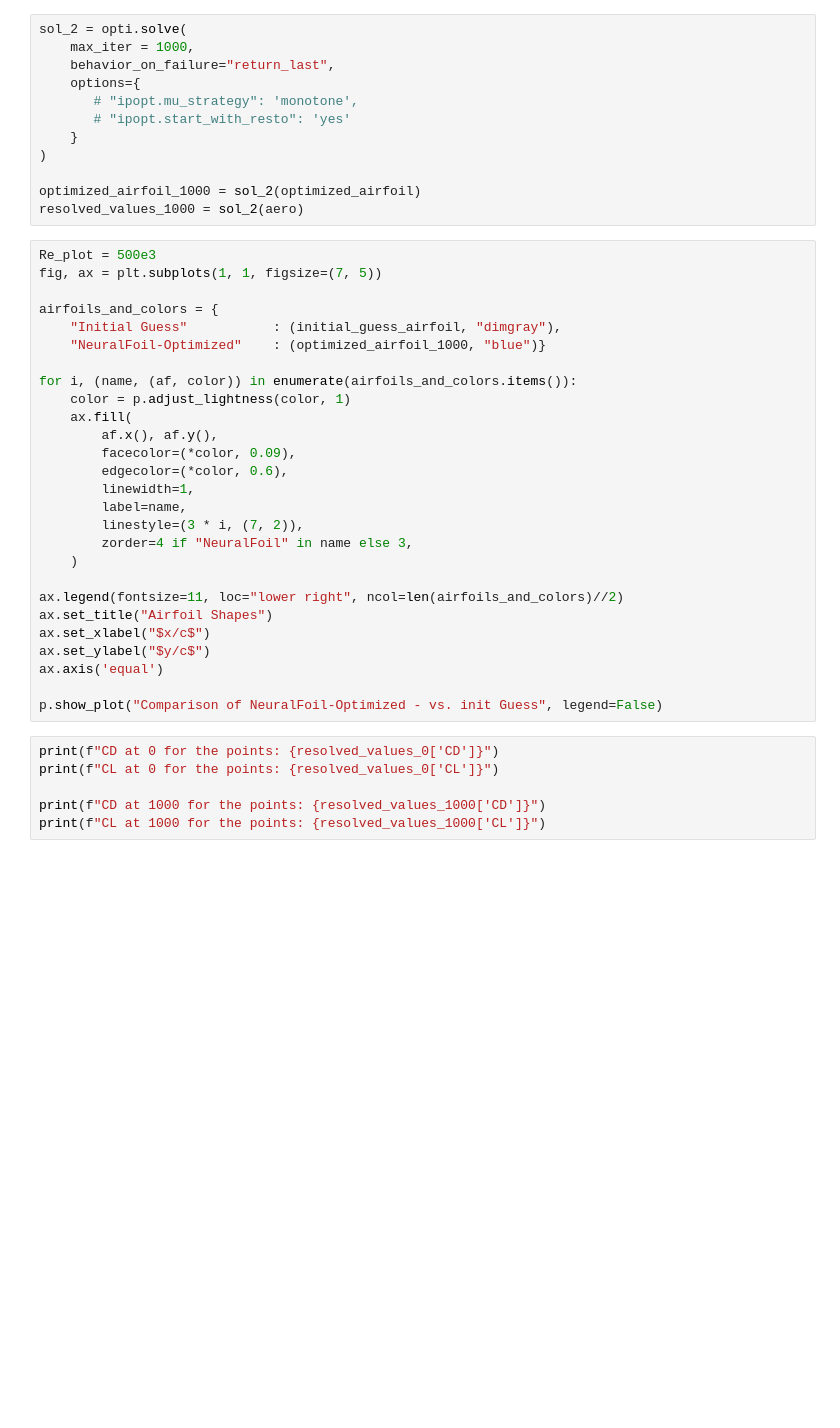
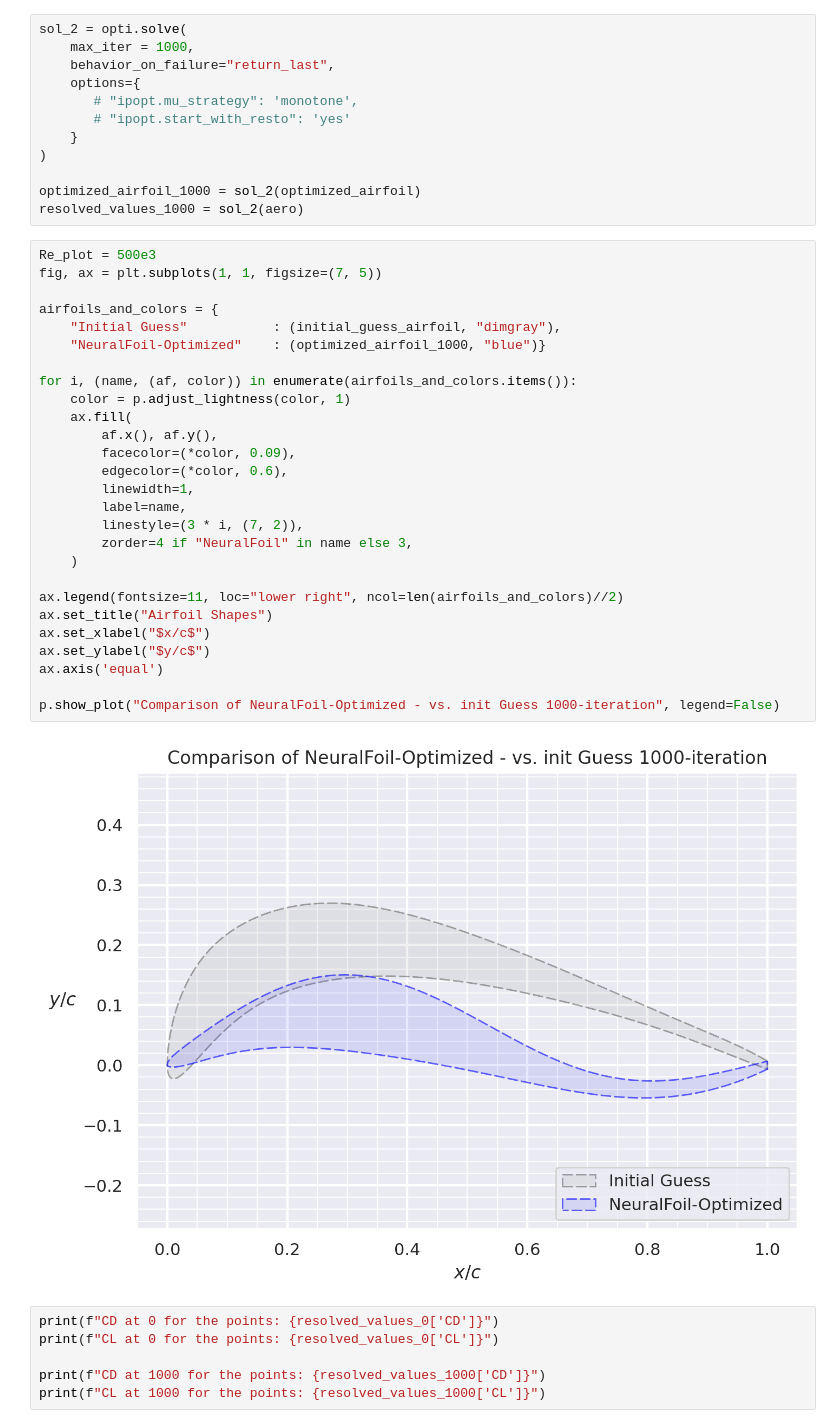
Before and after one commit to PawseySC/pawsey-uptake-project-quantum-umelb, a Jupyter notebook: ShapeOptimization/Shape_optimi_test.ipynb, the cells around one changed output. Cells and saved outputs as stored; diff of their text form; blank space fills up the shorter version.

```diff
--- a/ShapeOptimization/Shape_optimi_test.ipynb
+++ b/ShapeOptimization/Shape_optimi_test.ipynb
@@ -226,30 +228,32 @@ resolved_values_1000 = sol_2(aero)
 # %%
 Re_plot = 500e3
 fig, ax = plt.subplots(1, 1, figsize=(7, 5))
 
 airfoils_and_colors = {
     "Initial Guess"           : (initial_guess_airfoil, "dimgray"),
     "NeuralFoil-Optimized"    : (optimized_airfoil_1000, "blue")}
 
 for i, (name, (af, color)) in enumerate(airfoils_and_colors.items()):
     color = p.adjust_lightness(color, 1)
     ax.fill(
         af.x(), af.y(),
         facecolor=(*color, 0.09),
         edgecolor=(*color, 0.6),
         linewidth=1,
         label=name,
         linestyle=(3 * i, (7, 2)),
         zorder=4 if "NeuralFoil" in name else 3,
     )
 
 ax.legend(fontsize=11, loc="lower right", ncol=len(airfoils_and_colors)//2)
 ax.set_title("Airfoil Shapes")
 ax.set_xlabel("$x/c$")
 ax.set_ylabel("$y/c$")
 ax.axis('equal')
 
-p.show_plot("Comparison of NeuralFoil-Optimized - vs. init Guess", legend=False)
+p.show_plot("Comparison of NeuralFoil-Optimized - vs. init Guess 1000-iteration", legend=False)
+# %% [output]
+[figure, added]
 # %%
 print(f"CD at 0 for the points: {resolved_values_0['CD']}")
 print(f"CL at 0 for the points: {resolved_values_0['CL']}")
```
Also changed, not shown: parts of 1 cell of this notebook.
